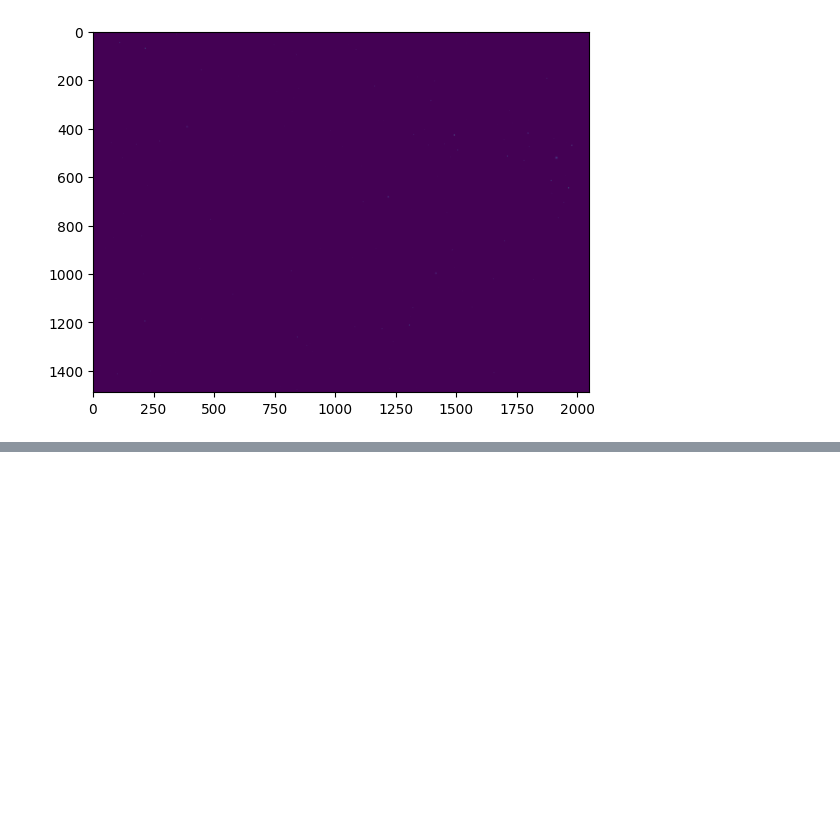
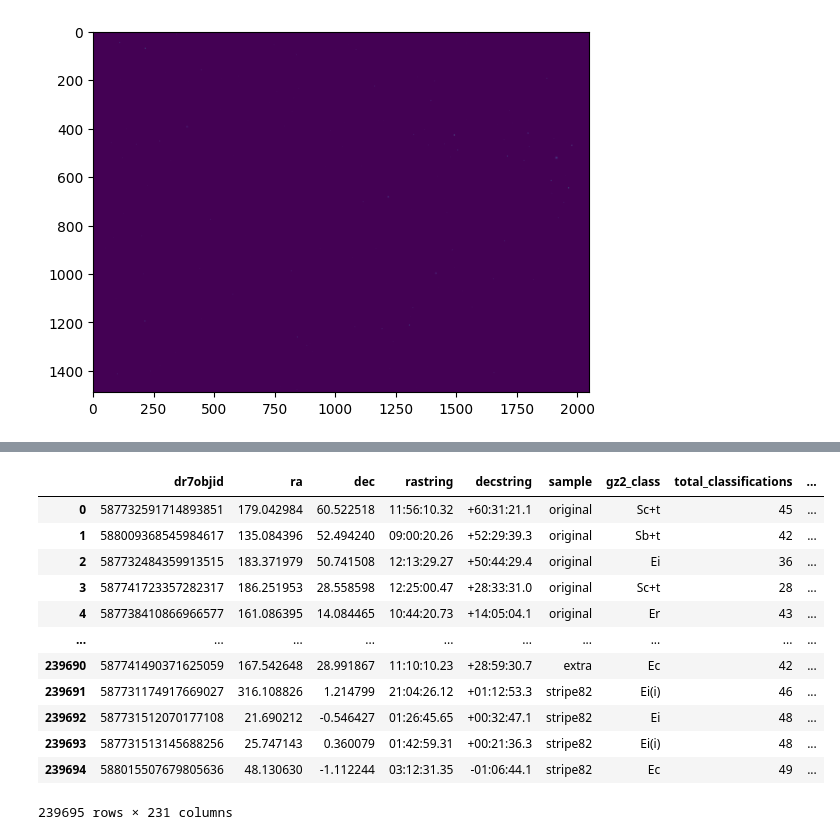
Before and after one commit to csabiu/KAML-2025, a Jupyter notebook: KAML_images.ipynb, the cells around one changed output, grey strips where cells are left out. Cells and saved outputs as stored; diff of their text form; code cells hidden in the pictures; blank space fills up the shorter version.

```diff
--- a/KAML_images.ipynb
+++ b/KAML_images.ipynb
@@ -156,0 +152,16 @@ img.
+# %%
+df
+# %% [output]
+|  | dr7objid | ra | dec | rastring | decstring | sample | gz2_class | total_classifications | ... |
+| 0 | 587732591714893851 | 179.042984 | 60.522518 | 11:56:10.32 | +60:31:21.1 | original | Sc+t | 45 | ... |
+| 1 | 588009368545984617 | 135.084396 | 52.494240 | 09:00:20.26 | +52:29:39.3 | original | Sb+t | 42 | ... |
+| 2 | 587732484359913515 | 183.371979 | 50.741508 | 12:13:29.27 | +50:44:29.4 | original | Ei | 36 | ... |
+| 3 | 587741723357282317 | 186.251953 | 28.558598 | 12:25:00.47 | +28:33:31.0 | original | Sc+t | 28 | ... |
+| 4 | 587738410866966577 | 161.086395 | 14.084465 | 10:44:20.73 | +14:05:04.1 | original | Er | 43 | ... |
+| ... | ... | ... | ... | ... | ... | ... | ... | ... | ... |
+| 239690 | 587741490371625059 | 167.542648 | 28.991867 | 11:10:10.23 | +28:59:30.7 | extra | Ec | 42 | ... |
+| 239691 | 587731174917669027 | 316.108826 | 1.214799 | 21:04:26.12 | +01:12:53.3 | stripe82 | Ei(i) | 46 | ... |
+| 239692 | 587731512070177108 | 21.690212 | -0.546427 | 01:26:45.65 | +00:32:47.1 | stripe82 | Ei | 48 | ... |
+| 239693 | 587731513145688256 | 25.747143 | 0.360079 | 01:42:59.31 | +00:21:36.3 | stripe82 | Ei(i) | 48 | ... |
+| 239694 | 588015507679805636 | 48.130630 | -1.112244 | 03:12:31.35 | -01:06:44.1 | stripe82 | Ec | 49 | ... |
+239695 rows × 231 columns
```
Also changed, not shown: parts of 5 cells of this notebook.
